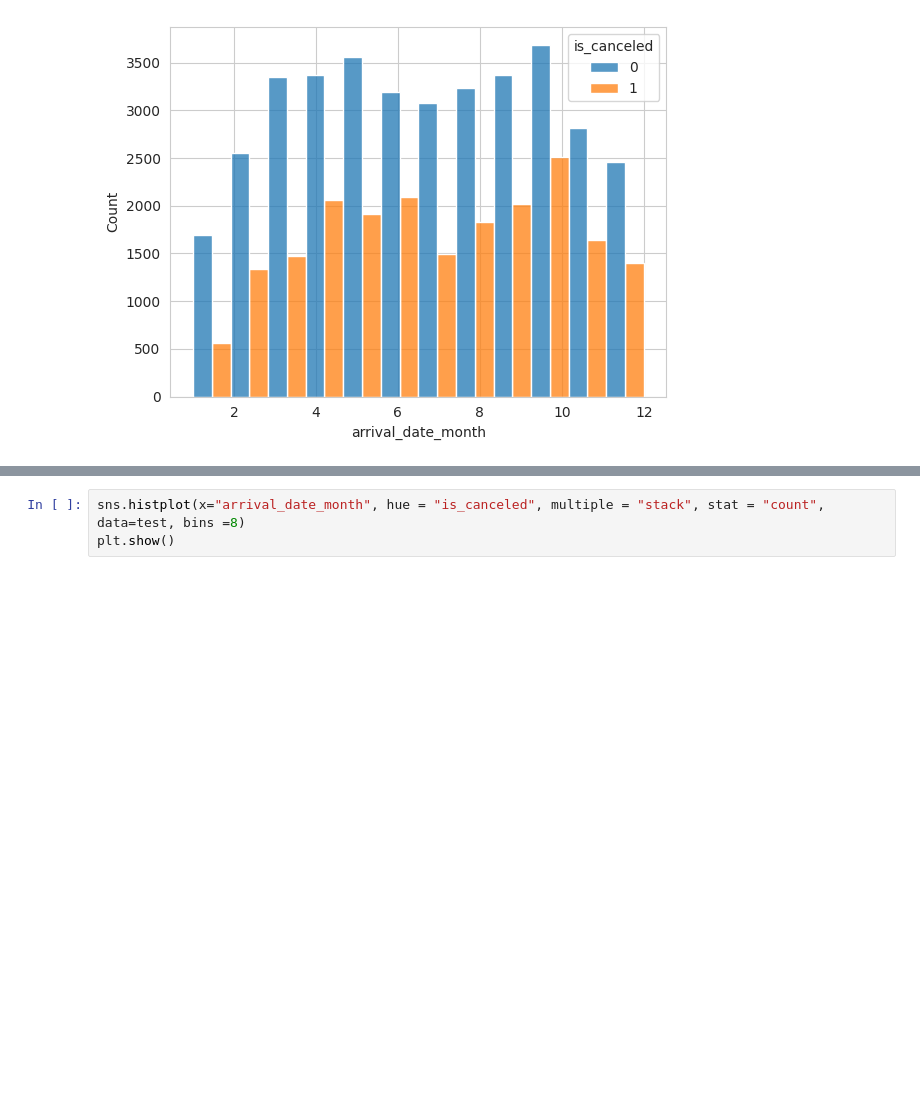
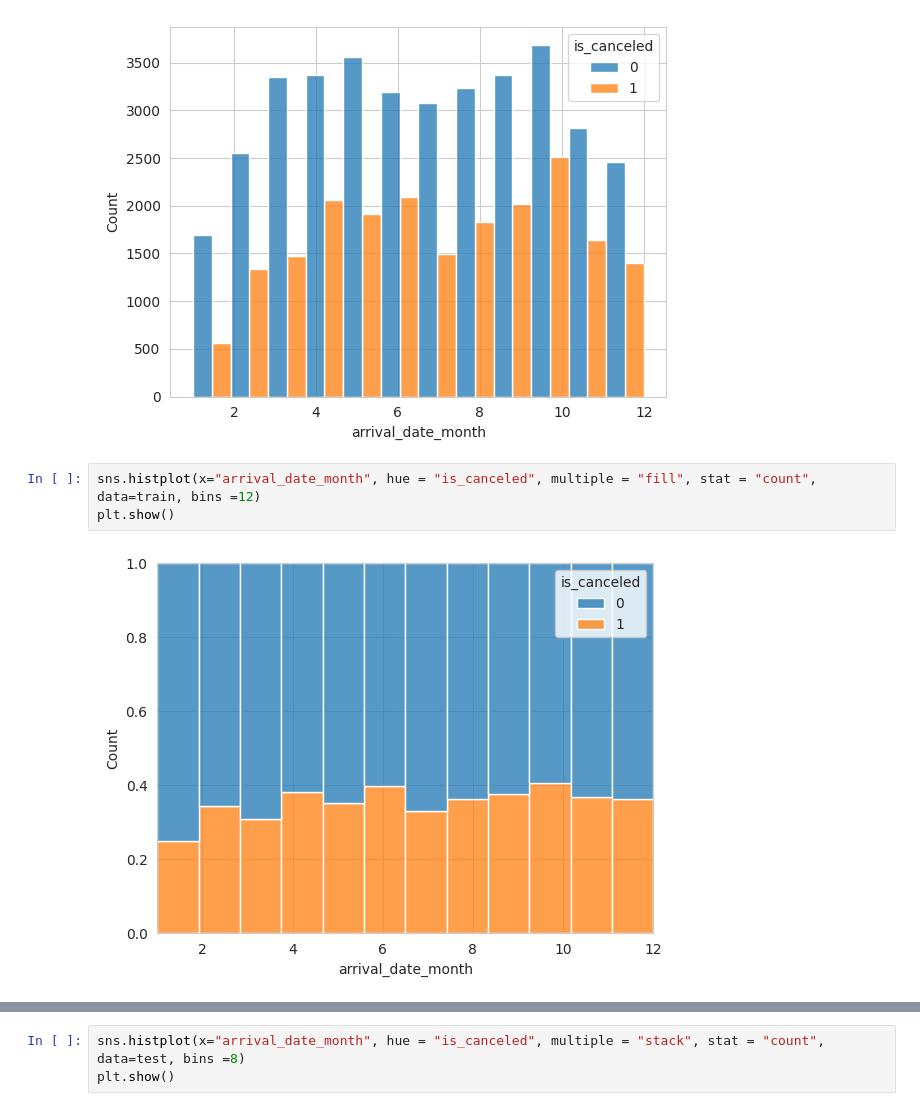
Before and after one commit to Nikocioni/progetto_programmazione_nik_ross_salvo, a Jupyter notebook: progetto_niko_ross_salvo_3.ipynb, the cells around one changed output, grey strips where cells are left out. Saved outputs shown, nothing was run; the diff lists cells and outputs as text; blank space fills up the shorter version.

```diff
--- a/progetto_niko_ross_salvo_3.ipynb
+++ b/progetto_niko_ross_salvo_3.ipynb
@@ -624,3 +624,8 @@ sns.histplot(x="arrival_date_month", hue = "is_canceled", multiple = "dodge", da
 plt.show()
 # %% [output]
 [figure]
+# %%
+sns.histplot(x="arrival_date_month", hue = "is_canceled", multiple = "fill", stat = "count", data=train, bins =12)
+plt.show()
+# %% [output]
+[figure, added]
```
Also changed, not shown: parts of 2 cells of this notebook.
